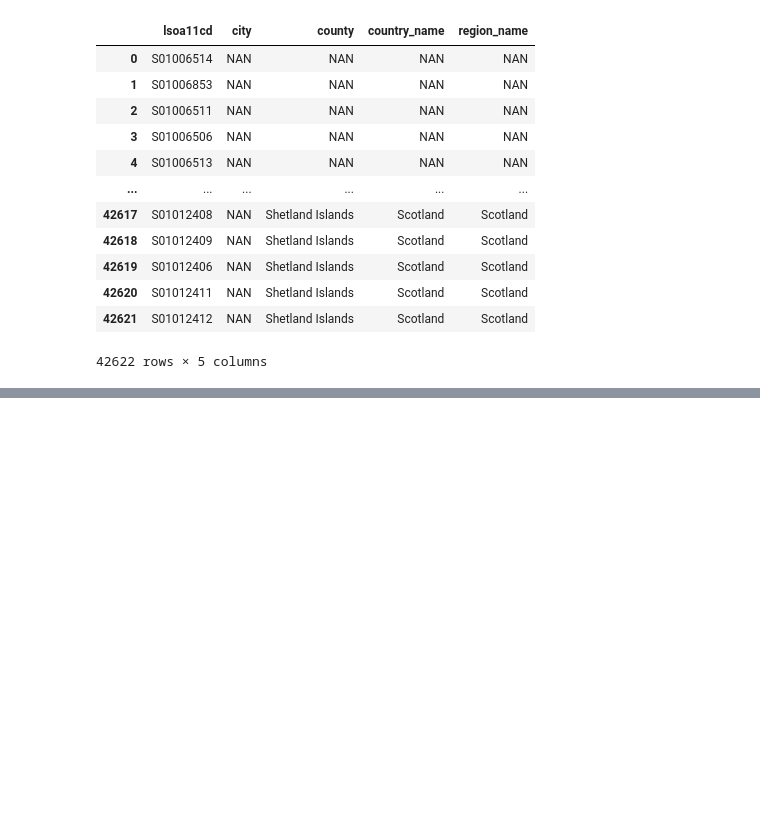
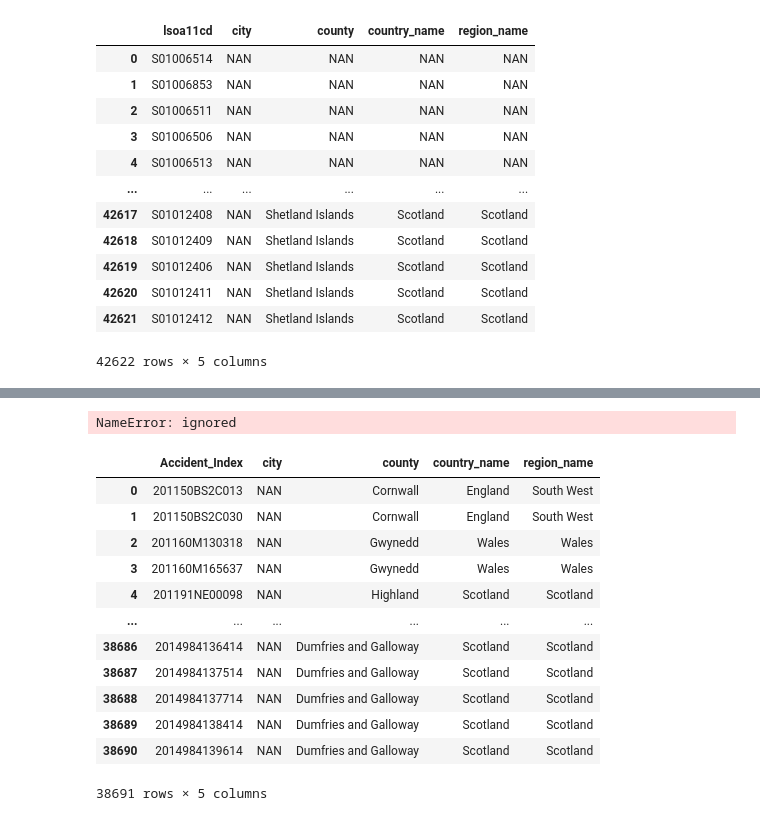
Before and after one commit to thetinhnguyen/TTKD-16-DATH, a Jupyter notebook: Data/Colab/Merge_file_and_download.ipynb, the cells around one changed output, grey strips where cells are left out. Cells and saved outputs as stored; diff of their text form; code cells hidden in the pictures; blank space fills up the shorter version.

```diff
--- a/Data/Colab/Merge_file_and_download.ipynb
+++ b/Data/Colab/Merge_file_and_download.ipynb
@@ -275,0 +321,3 @@ files.download('LSOA_to_dim_Eng_Wales.csv')
+# %%
+Accident_without_LSOA = Accident_df[Accident_df['LSOA_of_Accident_Location'].isnull()][['Accident_Index','Local_Authority_(District)']]
+Accident_without_LSOA
@@ -275,0 +366,26 @@ files.download('LSOA_to_dim_Eng_Wales.csv')
+# %%
+Accident_without_LSOA['city']='NAN'
+Accident_without_LSOA['county']='NAN'
+Accident_without_LSOA['country_name']='NAN'
+Accident_without_LSOA['region_name']='NAN'
+# %% [output]
+NameError: ignored
+# %%
+Accident_without_LSOA.set_index('Local_Authority_(District)',inplace=True)
+Accident_without_LSOA.update(LAD_df.set_index('Local_Authority_(District)'))
+Accident_without_LSOA.reset_index(drop=True,inplace=True)
+Accident_without_LSOA
+# %% [output]
+|  | Accident_Index | city | county | country_name | region_name |
+| 0 | 201150BS2C013 | NAN | Cornwall | England | South West |
+| 1 | 201150BS2C030 | NAN | Cornwall | England | South West |
+| 2 | 201160M130318 | NAN | Gwynedd | Wales | Wales |
+| 3 | 201160M165637 | NAN | Gwynedd | Wales | Wales |
+| 4 | 201191NE00098 | NAN | Highland | Scotland | Scotland |
+| ... | ... | ... | ... | ... | ... |
+| 38686 | 2014984136414 | NAN | Dumfries and Galloway | Scotland | Scotland |
+| 38687 | 2014984137514 | NAN | Dumfries and Galloway | Scotland | Scotland |
+| 38688 | 2014984137714 | NAN | Dumfries and Galloway | Scotland | Scotland |
+| 38689 | 2014984138414 | NAN | Dumfries and Galloway | Scotland | Scotland |
+| 38690 | 2014984139614 | NAN | Dumfries and Galloway | Scotland | Scotland |
+38691 rows × 5 columns
```
Also changed, not shown: parts of 24 cells of this notebook.
